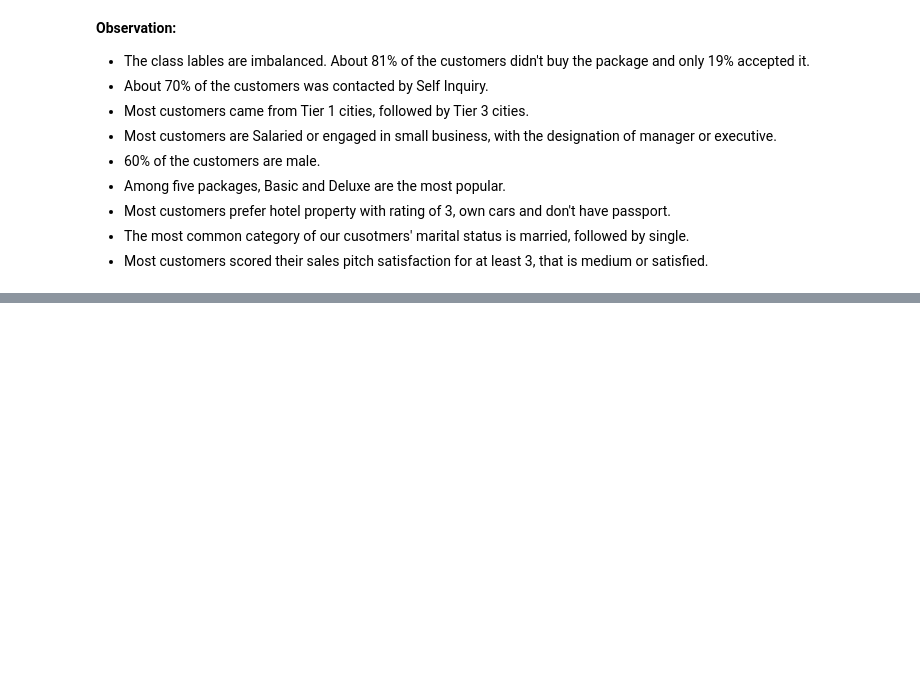
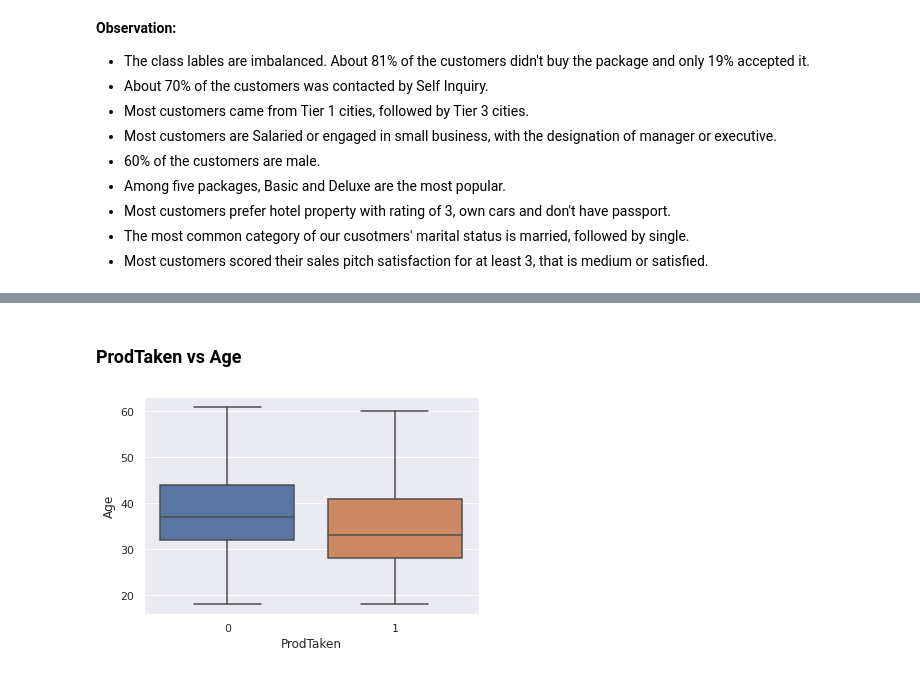
Before and after one commit to liangym2014/Data-science-and-machine-learning, a Jupyter notebook: 4.Travel_Package_Purchase_Prediction_Solution.ipynb, the cells around one changed output, grey strips where cells are left out. Drawn from its saved outputs; the diff is of its cells as text; code cells hidden in the pictures; blank space fills up the shorter version.

```diff
--- a/4.Travel_Package_Purchase_Prediction_Solution.ipynb
+++ b/4.Travel_Package_Purchase_Prediction_Solution.ipynb
@@ -316,0 +354,6 @@ for i, col in enumerate(df.select_dtypes(include = 'category').columns.to_list()
+# %% [markdown]
+### ProdTaken vs Age
+# %%
+sns.boxplot(x = 'ProdTaken', y = 'Age', data = df);
+# %% [output]
+[figure, added]
```
Also changed, not shown: parts of 119 cells of this notebook.
